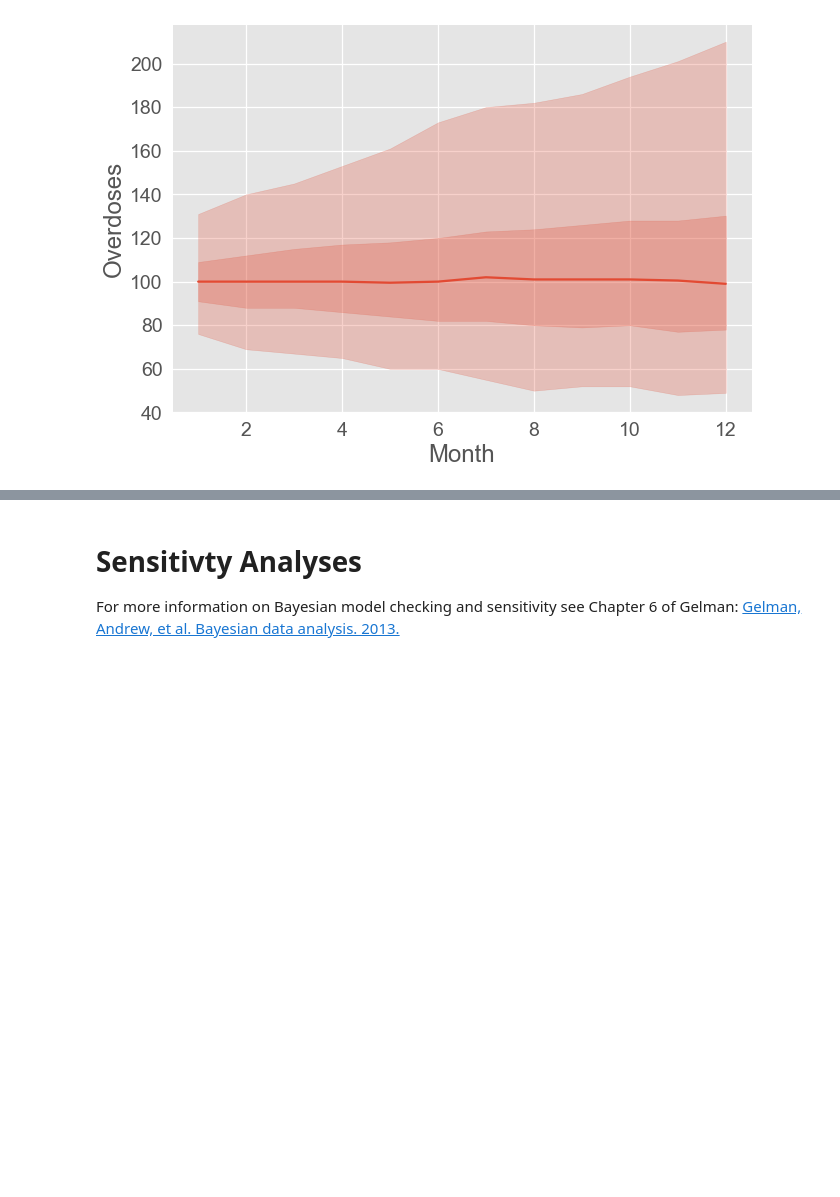
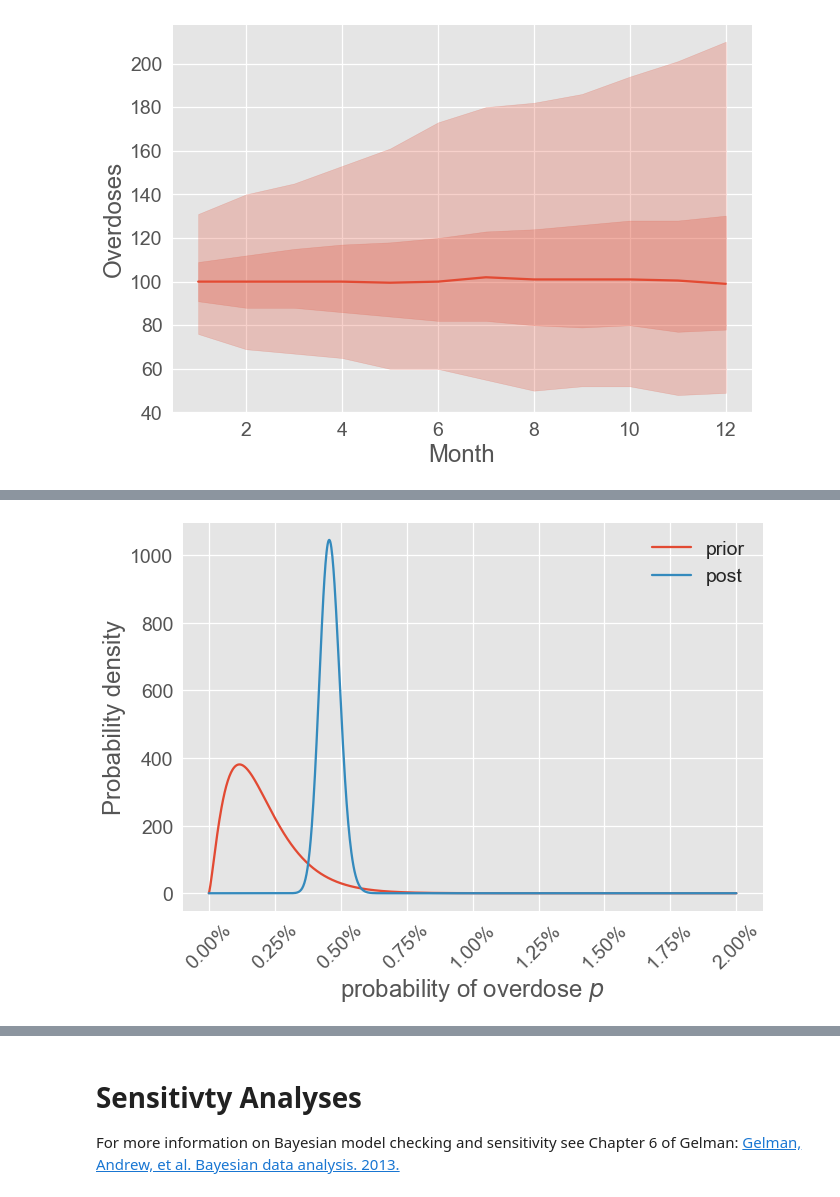
Before and after one commit to sempwn/overdose-model-intro, a Jupyter notebook: model_introduction.ipynb, the cells around one changed output, grey strips where cells are left out. Saved outputs shown, nothing was run; the diff lists cells and outputs as text; code cells hidden in the pictures; blank space fills up the shorter version.

```diff
--- a/model_introduction.ipynb
+++ b/model_introduction.ipynb
@@ -391,0 +461,30 @@ plot_data_timeseries(data['x'])
+# %%
+
+def f(mu, log_sd):
+    v = np.exp(log_sd)
+    a = ((1 - mu) / v - 1 / mu) * mu ** 2
+    b = a * (1 / mu - 1)
+    pdf_prior = stats.beta(a,b).pdf(xs)
+
+    a_post = a + D.sum()
+    b_post = b + D.size*N - D.sum()
+
+    pdf_post = stats.beta(a_post,b_post).pdf(xs)
+
+    # plot posterior and prior
+
+    plt.figure();
+    plt.plot(xs,pdf_prior,label='prior');
+    plt.plot(xs,pdf_post,label='post');
+    plt.xlabel('probability of overdose $p$');
+    plt.ylabel('Probability density');
+    plt.legend();
+
+    #make x-axis pretty
+    plt.gca().set_xticklabels(['{0:.2%}'.format(x) for x in plt.gca().get_xticks()],rotation=45);
+
+interactive_plot = interactive(f, mu=(0.001, 0.02,0.001), log_sd=(-20, -5,0.1))
+output = interactive_plot.children[-1]
+interactive_plot
+# %% [output]
+[figure, added]
```
Also changed, not shown: parts of 9 cells of this notebook, 1 other file.
